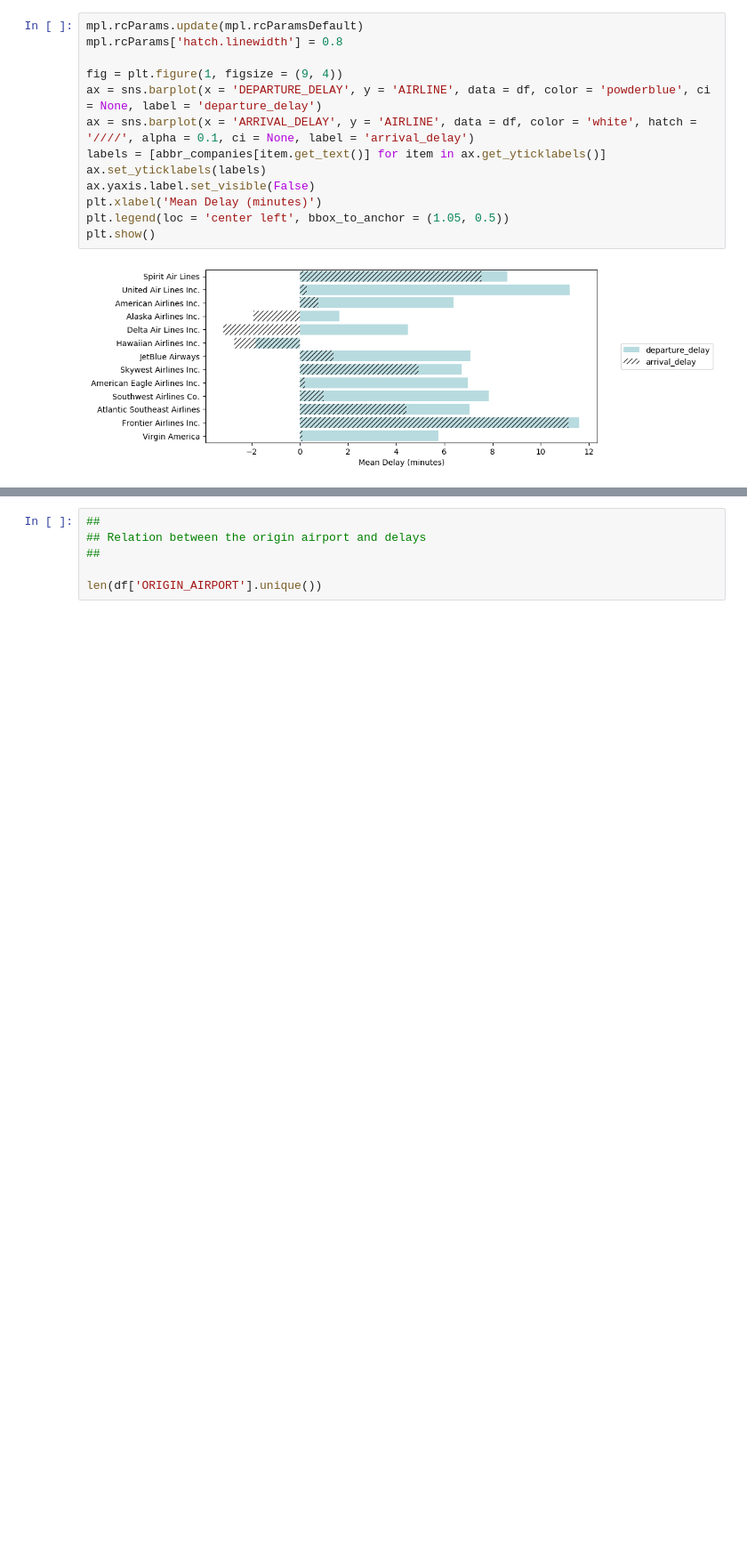
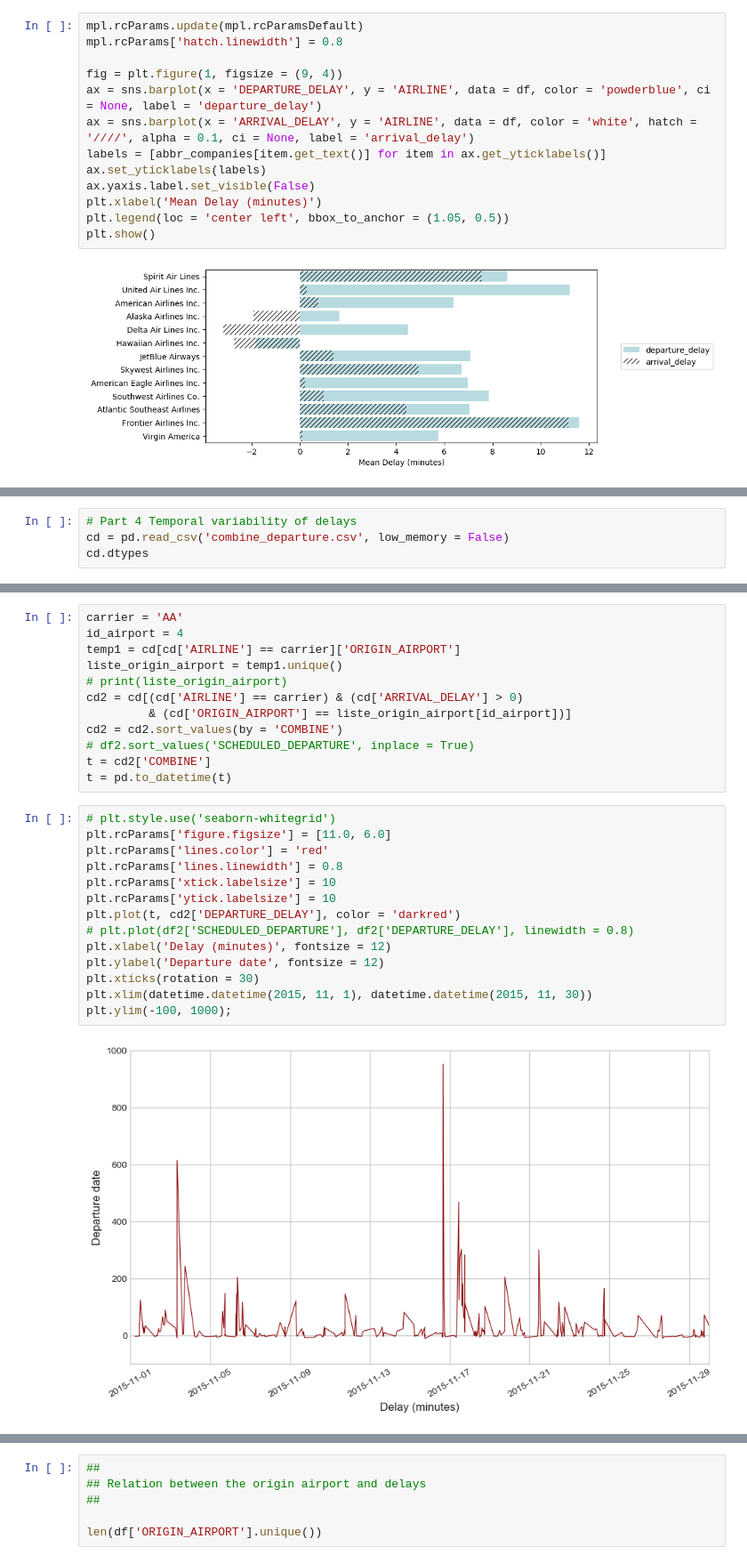
Before and after one commit to INFO6105-Data-Science/Predict-Flight-Delay, a Jupyter notebook: FlightDataAnalysis.ipynb, the cells around one changed output, grey strips where cells are left out. Shown at 89% size. Cells and saved outputs as stored; diff of their text form; blank space fills up the shorter version.

Commit message:
Update part4.

```diff
--- a/FlightDataAnalysis.ipynb
+++ b/FlightDataAnalysis.ipynb
@@ -347,0 +387,4 @@ plt.show()
+# %%
+# Part 4 Temporal variability of delays
+cd = pd.read_csv('combine_departure.csv', low_memory = False)
+cd.dtypes
@@ -347,0 +408,28 @@ plt.show()
+# %%
+carrier = 'AA'
+id_airport = 4
+temp1 = cd[cd['AIRLINE'] == carrier]['ORIGIN_AIRPORT']
+liste_origin_airport = temp1.unique()
+# print(liste_origin_airport)
+cd2 = cd[(cd['AIRLINE'] == carrier) & (cd['ARRIVAL_DELAY'] > 0)
+         & (cd['ORIGIN_AIRPORT'] == liste_origin_airport[id_airport])]
+cd2 = cd2.sort_values(by = 'COMBINE')
+# df2.sort_values('SCHEDULED_DEPARTURE', inplace = True)
+t = cd2['COMBINE']
+t = pd.to_datetime(t)
+# %%
+# plt.style.use('seaborn-whitegrid')
+plt.rcParams['figure.figsize'] = [11.0, 6.0]
+plt.rcParams['lines.color'] = 'red'
+plt.rcParams['lines.linewidth'] = 0.8
+plt.rcParams['xtick.labelsize'] = 10
+plt.rcParams['ytick.labelsize'] = 10
+plt.plot(t, cd2['DEPARTURE_DELAY'], color = 'darkred')
+# plt.plot(df2['SCHEDULED_DEPARTURE'], df2['DEPARTURE_DELAY'], linewidth = 0.8)
+plt.xlabel('Delay (minutes)', fontsize = 12)
+plt.ylabel('Departure date', fontsize = 12)
+plt.xticks(rotation = 30)
+plt.xlim(datetime.datetime(2015, 11, 1), datetime.datetime(2015, 11, 30))
+plt.ylim(-100, 1000);
+# %% [output]
+[figure, added]
```
Also changed, not shown: parts of 11 cells of this notebook.
